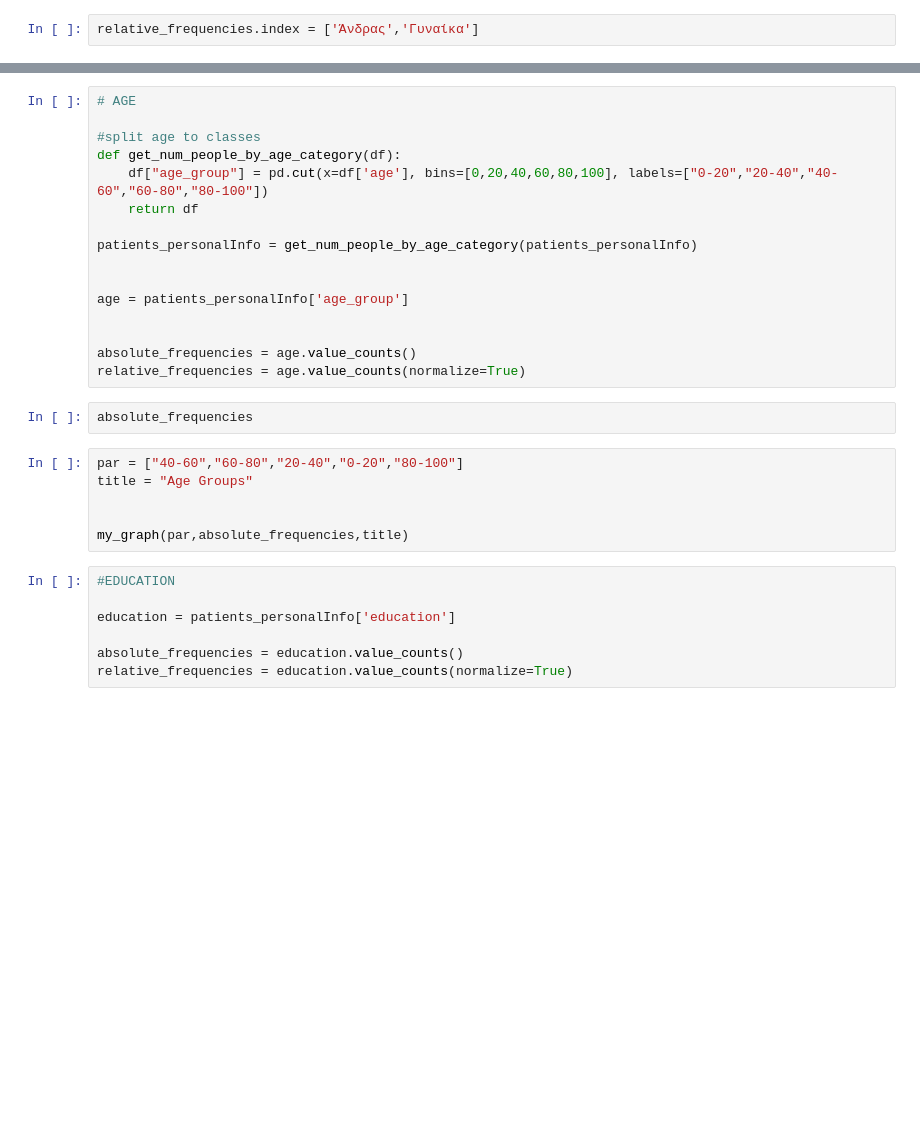
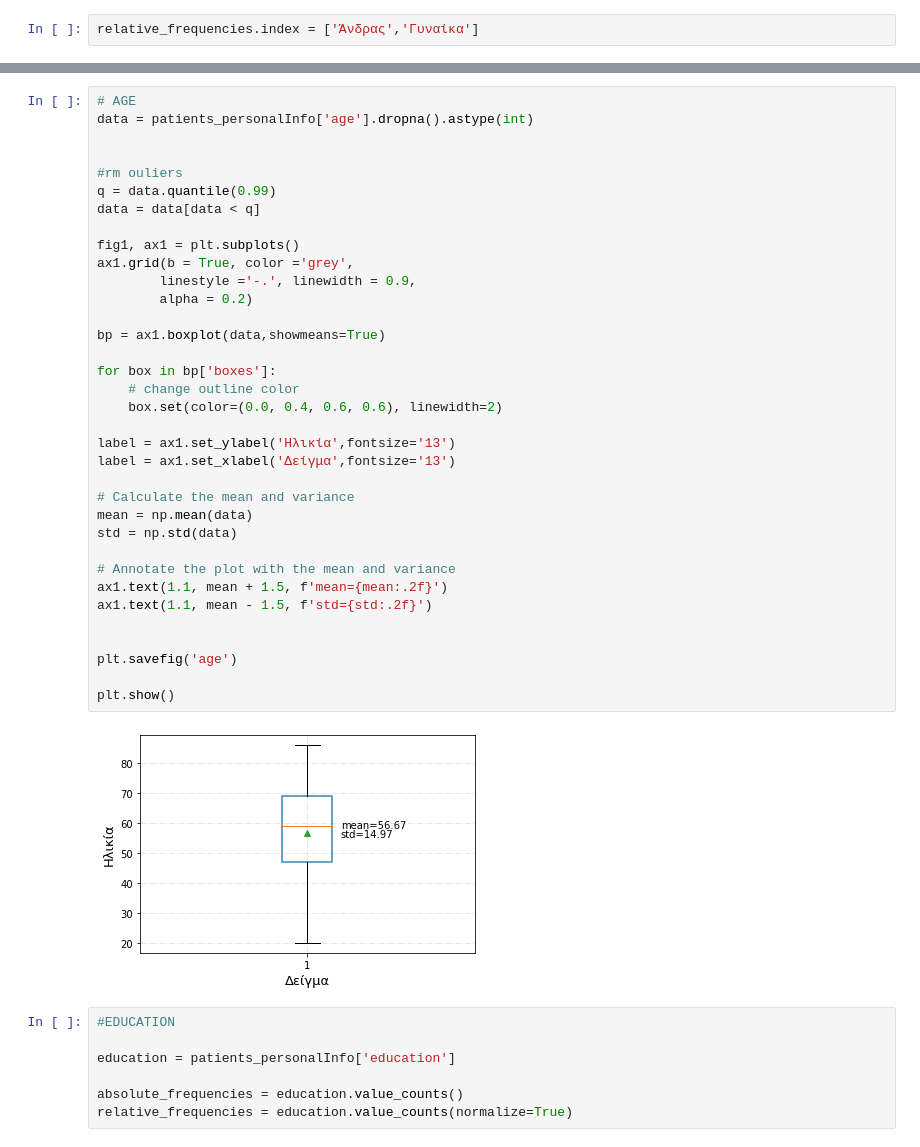
Before and after one commit to stathis99/Statistical-Analysis-for-Patient-Safety, a Jupyter notebook: Patient Analysis/personal_info_analysis.ipynb, the cells around one changed output, grey strips where cells are left out. Cells and saved outputs as stored; diff of their text form; blank space fills up the shorter version.

```diff
--- a/Patient Analysis/personal_info_analysis.ipynb
+++ b/Patient Analysis/personal_info_analysis.ipynb
@@ -117,27 +104,40 @@ plt.show()
 # %%
 # AGE
-
-#split age to classes
-def get_num_people_by_age_category(df):
-    df["age_group"] = pd.cut(x=df['age'], bins=[0,20,40,60,80,100], labels=["0-20","20-40","40-60","60-80","80-100"])
-    return df
-
-patients_personalInfo = get_num_people_by_age_category(patients_personalInfo)
+data = patients_personalInfo['age'].dropna().astype(int)
 
 
-age = patients_personalInfo['age_group']
+#rm ouliers
+q = data.quantile(0.99)
+data = data[data < q]
+
+fig1, ax1 = plt.subplots()
+ax1.grid(b = True, color ='grey',
+        linestyle ='-.', linewidth = 0.9,
+        alpha = 0.2)
+
+bp = ax1.boxplot(data,showmeans=True)
+
+for box in bp['boxes']:
+    # change outline color
+    box.set(color=(0.0, 0.4, 0.6, 0.6), linewidth=2)
+
+label = ax1.set_ylabel('Ηλικία',fontsize='13')
+label = ax1.set_xlabel('Δείγμα',fontsize='13')
+
+# Calculate the mean and variance
+mean = np.mean(data)
+std = np.std(data)
+
+# Annotate the plot with the mean and variance
+ax1.text(1.1, mean + 1.5, f'mean={mean:.2f}')
+ax1.text(1.1, mean - 1.5, f'std={std:.2f}')
 
 
-absolute_frequencies = age.value_counts()
-relative_frequencies = age.value_counts(normalize=True)
+plt.savefig('age')
+
+plt.show()
+# %% [output]
+[figure, added]
-# %%
-absolute_frequencies
-# %%
-par = ["40-60","60-80","20-40","0-20","80-100"]
-title = "Age Groups"
-
-
-my_graph(par,absolute_frequencies,title)
 # %%
 #EDUCATION
 
```
Also changed, not shown: parts of 10 cells of this notebook, 10 other files.
